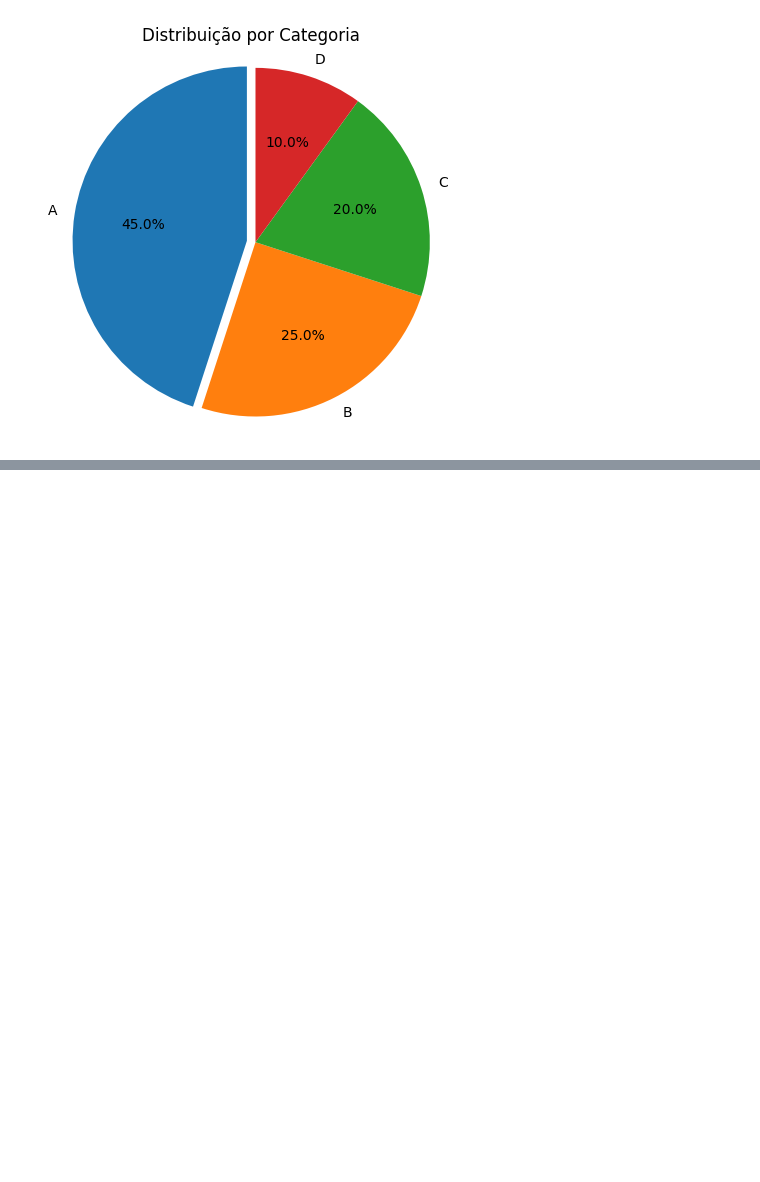
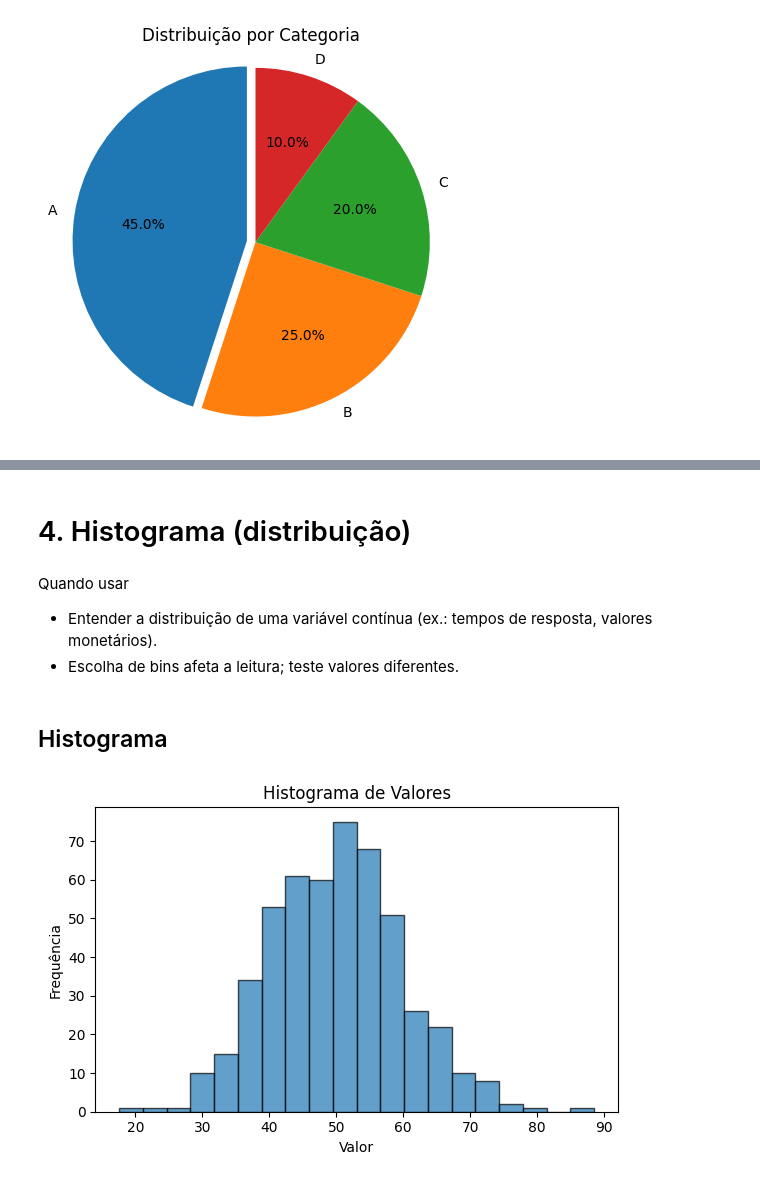
Before and after one commit to miguelaugusto-bot/PythonUninove, a Jupyter notebook: Aulas/Aula05IA.ipynb, the cells around one changed output, grey strips where cells are left out. Cells and saved outputs as stored; diff of their text form; code cells hidden in the pictures; blank space fills up the shorter version.

```diff
--- a/Aulas/Aula05IA.ipynb
+++ b/Aulas/Aula05IA.ipynb
@@ -231,0 +199,25 @@ plt.show()
+# %% [markdown]
+# 4. Histograma (distribuição)
+# %% [markdown]
+Quando usar
+
+- Entender a distribuição de uma variável contínua (ex.: tempos de resposta, valores monetários).
+- Escolha de bins afeta a leitura; teste valores diferentes.
+# %% [markdown]
+## Histograma
+# %%
+def histograma():
+    np.random.seed(42)
+    dados = np.random.normal(loc=50, scale=10, size=500)
+
+    fig, ax = plt.subplots(figsize=(6, 4))
+    ax.hist(dados, bins=20, edgecolor='black', alpha=0.7)
+    ax.set_title('Histograma de Valores')
+    ax.set_xlabel('Valor')
+    ax.set_ylabel('Frequência')
+    fig.tight_layout()
+    plt.show()
+
+histograma()
+# %% [output]
+[figure, added]
```
Also changed, not shown: parts of 37 cells of this notebook, 1 other file.
